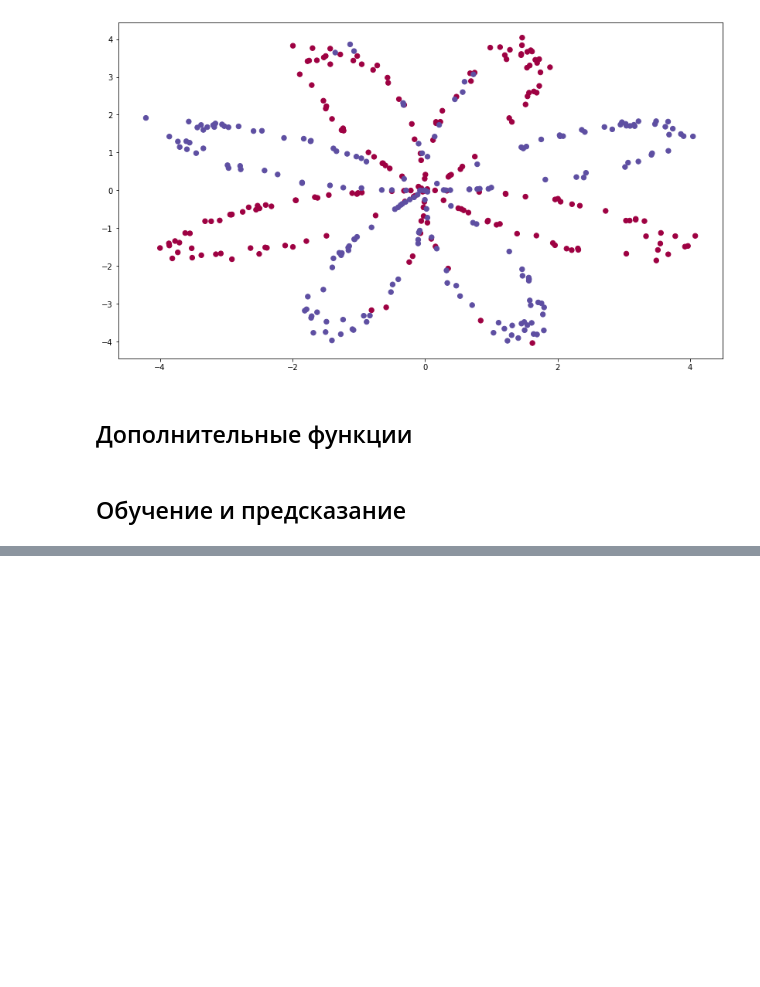
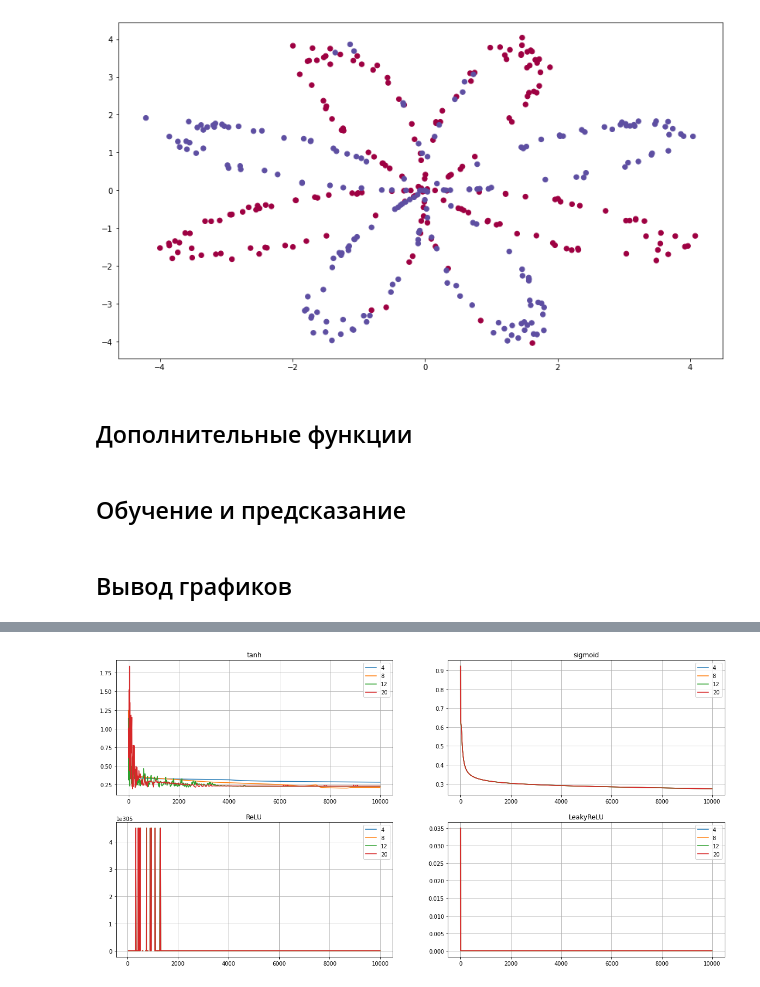
Before and after one commit to jolex007/COS_DL, a Jupyter notebook: 2_HomeWork.ipynb, the cells around one changed output, grey strips where cells are left out. Cells and saved outputs as stored; diff of their text form; code cells hidden in the pictures; blank space fills up the shorter version.

```diff
--- a/2_HomeWork.ipynb
+++ b/2_HomeWork.ipynb
@@ -115,7 +115,7 @@ def compute_cost(A2, Y, parameters):
     ### START CODE HERE ###
 
     #logprobs = None
-    cost = -1./m * (Y * np.log(A2) + (1 - Y) * np.log(1 - A2)).sum()
+    cost = -1./m * np.nan_to_num((Y * np.log(A2) + (1 - Y) * np.log(1 - A2))).sum()
 
     ### END CODE HERE ###
 
@@ -344,2 +360,4 @@ def tanh_diff(x):
 # %% [markdown]
 ## Обучение и предсказание
+# %% [markdown]
+## Вывод графиков
@@ -345,0 +366,61 @@ def tanh_diff(x):
+# %%
+# Частота вывода cost
+costs_iter = 10
+# %%
+# Нормирование cost
+for i in range(len(costs_ReLU)):
+    if i == 0 and costs_ReLU[i] >= 1.2:
+        costs_ReLU[i] = 1.2
+    elif costs_ReLU[i] >= 1.2:
+        costs_ReLU[i] = costs_ReLU[i - 1]
+
+for i in range(len(costs_LeakyReLU)):
+    if i == 0 and costs_LeakyReLU[i] >= 1.2:
+        costs_LeakyReLU[i] = 1.2
+    elif costs_LeakyReLU[i] >= 1.2:
+        costs_LeakyReLU[i] = costs_LeakyReLU[i - 1]
+# %%
+fig = plt.figure(figsize=(20, 10))
+
+neurons = [4, 8, 12, 20]
+values = ['4', '8', '12', '20']
+
+# tanh plot
+plt.subplot(2, 2, 1)
+
+for neuro in neurons:
+    parameters_tanh, costs_tanh = nn_model(X, Y, neuro, tanh, tanh_diff, num_iterations=10000, learning_rate=1.2, print_cost=True, cost_iter=costs_iter)
+    plt.plot(list(range(0, len(costs_tanh) * costs_iter, costs_iter)), costs_tanh)
+plt.legend(values, loc='upper right')
+plt.grid(True)
+plt.title('tanh')
+
+# sigmoid plot
+plt.subplot(2, 2, 2)
+for neuro in neurons:
+    parameters_sigmoid, costs_sigmoid = nn_model(X, Y, 4, sigmoid, sigmoid_diff, num_iterations=10000, learning_rate=1.2, print_cost=True, cost_iter=costs_iter)
+    plt.plot(list(range(0, len(costs_sigmoid) * costs_iter, costs_iter)), costs_sigmoid)
+plt.legend(values, loc='upper right')
+plt.grid(True)
+plt.title('sigmoid')
+
+# ReLU plot
+plt.subplot(2, 2, 3)
+for neuro in neurons:
+    parameters_ReLU, costs_ReLU = nn_model(X, Y, 4, ReLU, ReLU_diff, num_iterations=10000, learning_rate=1.2, print_cost=True, cost_iter=costs_iter)
+    plt.plot(list(range(0, len(costs_ReLU) * costs_iter, costs_iter)), costs_ReLU)
+plt.legend(values, loc='upper right')
+plt.grid(True)
+plt.title('ReLU')
+
+# LeakyReLU
+plt.subplot(2, 2, 4)
+for neuro in neurons:
+    parameters_LeakyReLU, costs_LeakyReLU = nn_model(X, Y, 4, LeakyReLU, LeakyReLU_diff, num_iterations=10000, learning_rate=1.2, print_cost=True, cost_iter=costs_iter)
+    plt.plot(list(range(0, len(costs_LeakyReLU) * costs_iter, costs_iter)), costs_LeakyReLU)
+plt.legend(values, loc='upper right')
+plt.grid(True)
+plt.title('LeakyReLU')
+
+plt.show()
+# %% [output]
@@ -346 +478,2 @@ def tanh_diff(x):
+[figure, added]
 # %%
```
Also changed, not shown: parts of 8 cells of this notebook.
